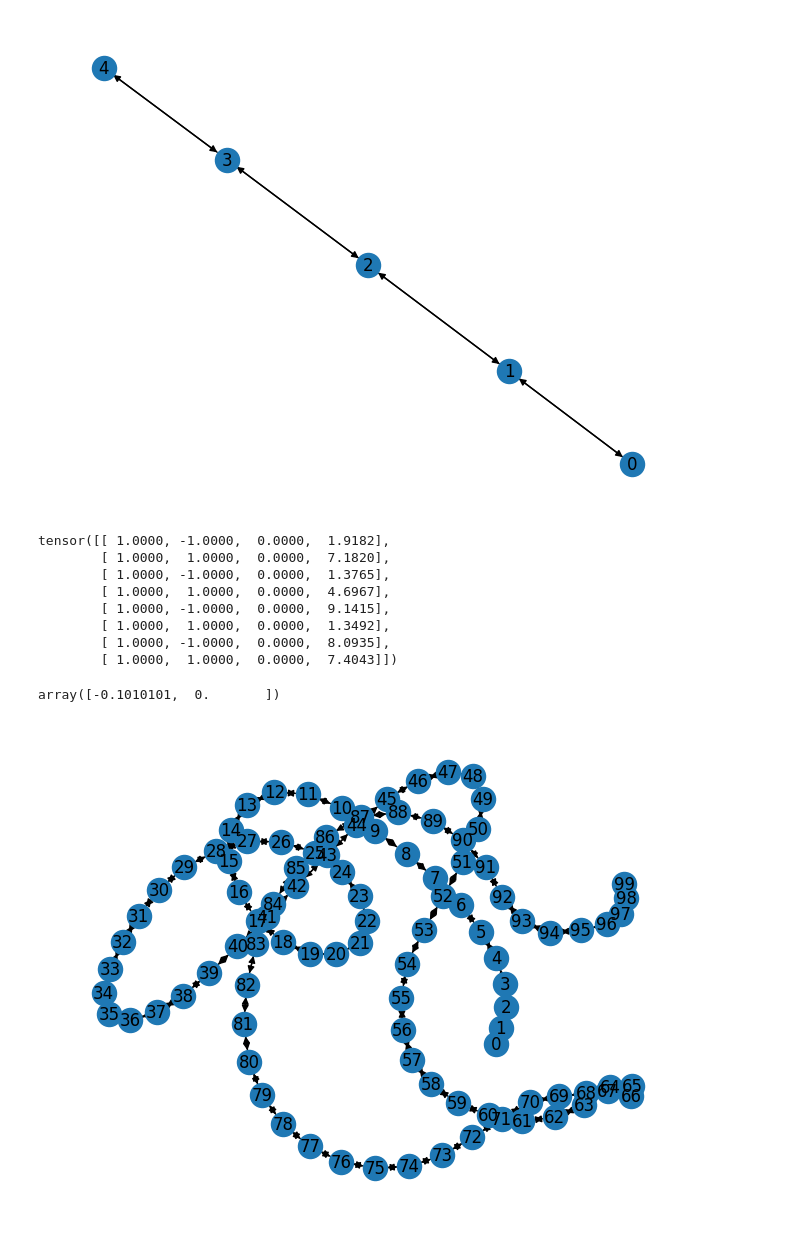
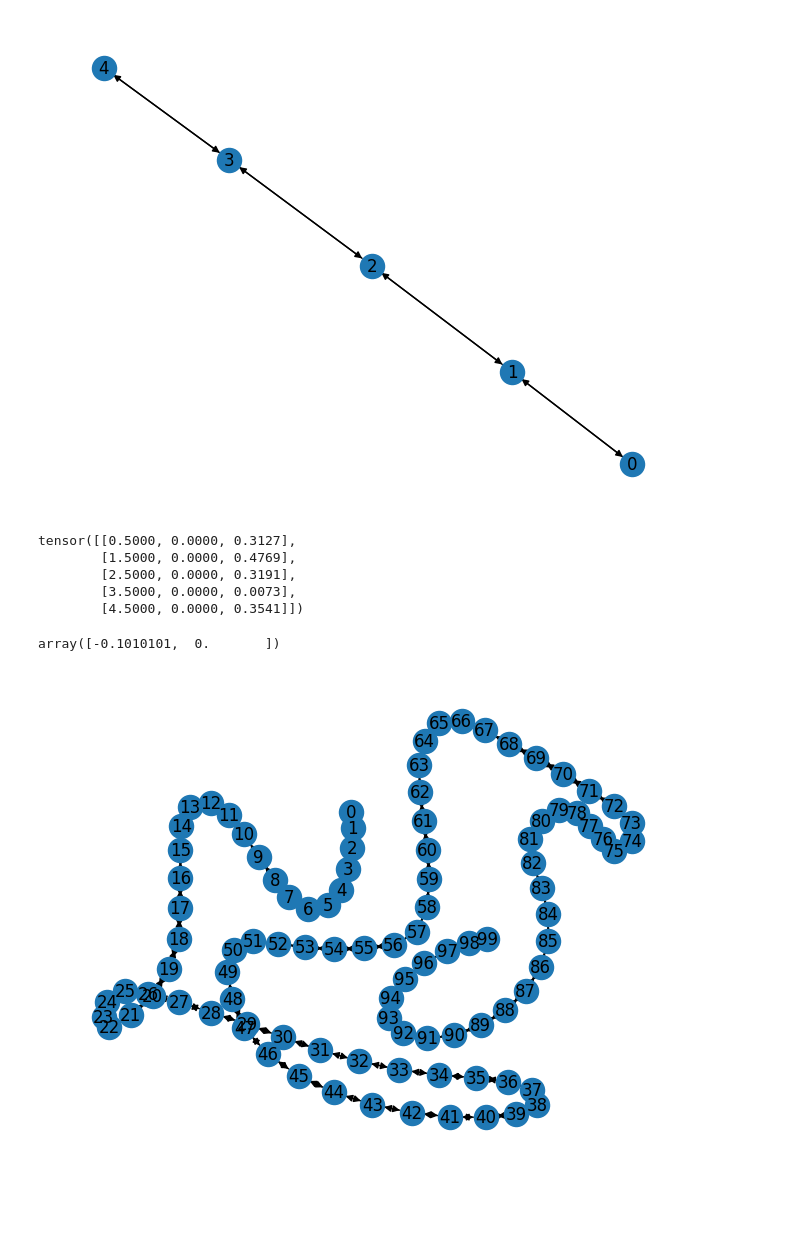
Before and after one commit to jamesterryxu/dsa-2024, a Jupyter notebook: GNNs/GNN_Collab.ipynb, the cells around one changed output. Saved outputs shown, nothing was run; the diff lists cells and outputs as text; code cells hidden in the pictures; blank space fills up the shorter version.

Commit message:
Updated graph_creation and Encoder

```diff
--- a/GNNs/GNN_Collab.ipynb
+++ b/GNNs/GNN_Collab.ipynb
@@ -56,20 +54,22 @@ def create_gnn_graph(coordinates, metadata):
     """
 
     # Convert coordinates to tensor
-    node_features = torch.tensor(coordinates, dtype=torch.float)
+    pos = torch.tensor(coordinates, dtype=torch.float)
 
     # Add the load as a node attribute
-    load = torch.rand(node_features.size(0), 1) * metadata["P_initial"]
-    dist_boundary = torch.norm(node_features - torch.tensor([[0, 0]], dtype=torch.float), dim=1).unsqueeze(1)
+    load = torch.rand(pos.size(0), 1) * metadata["P_initial"]
+
+    # Concat node features and load
+    node_features = torch.cat([pos, load], dim=1)
 
     # Create edges
     num_nodes = len(coordinates)
-    edge_index = radius_graph(node_features, r=metadata["default_connectivity_radius"], loop=False)
+    edge_index = radius_graph(pos, r=metadata["default_connectivity_radius"], loop=False)
 
     # Calculate edge attributes (e.g., Euclidean distance)
-    distance = torch.norm(node_features[edge_index[0]] - node_features[edge_index[1]], dim=1).unsqueeze(1)
+    distance = torch.norm(pos[edge_index[0]] - pos[edge_index[1]], dim=1).unsqueeze(1)
     # Calculate displacement as vector at each edge
-    displacement = (node_features[edge_index[1]] - node_features[edge_index[0]])
+    displacement = (pos[edge_index[1]] - pos[edge_index[0]])
 
     # Convert E_initial to a PyTorch tensor
     E_initial = torch.tensor(metadata["E_initial"], dtype=torch.float)
@@ -80,12 +80,14 @@ def create_gnn_graph(coordinates, metadata):
     edge_attr = torch.cat([distance, displacement, E_edge], dim=1)
 
     # Create a graph data object
-    data = Data(pos=node_features, edge_index=edge_index, edge_attr=edge_attr, node_attr=load)
+    data = Data(x=node_features, edge_index=edge_index, edge_attr=edge_attr)
 
     return data
 
 # Example usage
-metadata = {"default_connectivity_radius": 1.6, "E_initial": 10, "P_initial": 0}
+metadata = {"default_connectivity_radius": 1.6, "E_initial": 10, "P_initial": 0.5,
+"node_features": ["x", "y", "load"], "edge_features": ["distance", "displacement", "E_edge"],
+"node_input_size": 3, "edge_input_size": 4}
 coordinates = [(0.5, 0), (1.5, 0), (2.5, 0), (3.5, 0), (4.5, 0)]
 graph_data = create_gnn_graph(coordinates, metadata)
 
@@ -93,17 +95,14 @@ graph = to_networkx(graph_data)
 nx.draw(graph, with_labels=True)
 plt.show()
 
-print(graph_data.edge_attr)
+print(graph_data.x)
 # %% [output]
-[figure, old version]
+[figure, new version]
-tensor([[ 1.0000, -1.0000,  0.0000,  1.9182],
-        [ 1.0000,  1.0000,  0.0000,  7.1820],
-        [ 1.0000, -1.0000,  0.0000,  1.3765],
-        [ 1.0000,  1.0000,  0.0000,  4.6967],
-        [ 1.0000, -1.0000,  0.0000,  9.1415],
-        [ 1.0000,  1.0000,  0.0000,  1.3492],
-        [ 1.0000, -1.0000,  0.0000,  8.0935],
-        [ 1.0000,  1.0000,  0.0000,  7.4043]])
+tensor([[0.5000, 0.0000, 0.3127],
+        [1.5000, 0.0000, 0.4769],
+        [2.5000, 0.0000, 0.3191],
+        [3.5000, 0.0000, 0.0073],
+        [4.5000, 0.0000, 0.3541]])
 # %%
 # Import data
 import pandas as pd
@@ -116,11 +115,14 @@ array([-0.1010101,  0.       ])
 # %%
 # Example usage with beam data
 
-metadata = {"default_connectivity_radius": 0.1011, "E_initial": 10, "P_initial": 0}
+metadata["default_connectivity_radius"] = 0.1011
+metadata["E_initial"] = 10
+metadata["P_initial"] = 0.5
+
 A  = create_gnn_graph(df[1][0], metadata)
 
 graph = to_networkx(A)
 nx.draw(graph, with_labels=True)
 plt.show()
 # %% [output]
-[figure, old version]
+[figure, new version]
```
Also changed, not shown: parts of 10 cells of this notebook.
